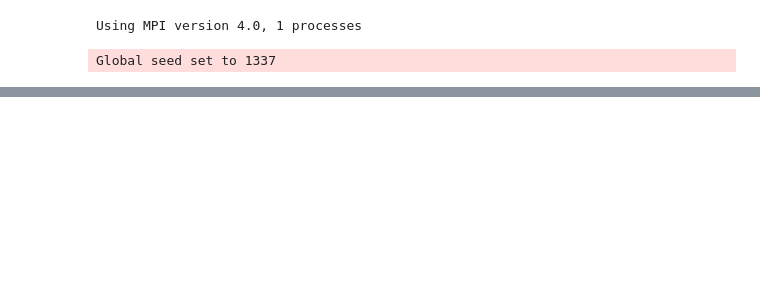
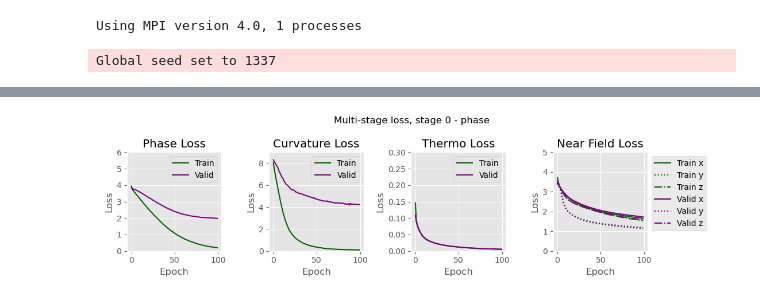
Before and after one commit to Kovaleski-Research-Lab/Surrogate_Model, a Jupyter notebook: src/evaluation/eval.ipynb, the cells around one changed output, grey strips where cells are left out. Saved outputs shown, nothing was run; the diff lists cells and outputs as text; code cells hidden in the pictures; blank space fills up the shorter version.

```diff
--- a/src/evaluation/eval.ipynb
+++ b/src/evaluation/eval.ipynb
@@ -192,0 +55,7 @@ eval.plot_dft_fields(recon_train, recon_train, resim_train_results,
+# %%
+exp_name = "all_on" # 0. phase | 1. curv | 2. recon/thermo | 3. phase/thermo
+
+loss, encoder_train, recon_train, encoder_valid, recon_valid, resim_train_eval, resim_valid_eval = eval.get_results(exp_name, stage=None, folder_name = exp_name)
+eval.plot_loss(loss, loss, loss, loss, "stage 0 - phase")
+# %% [output]
+[figure, added]
```
Also changed, not shown: parts of 16 cells of this notebook, 3 other files.
